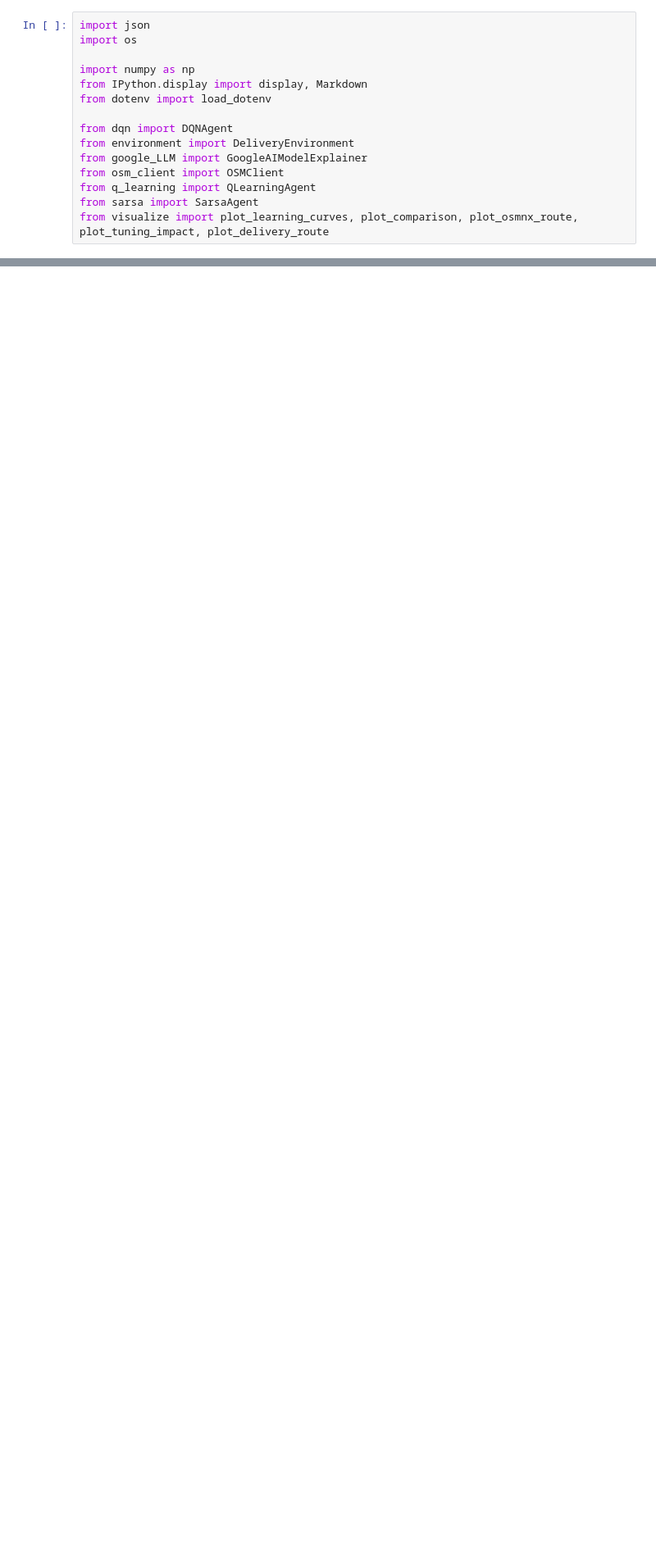
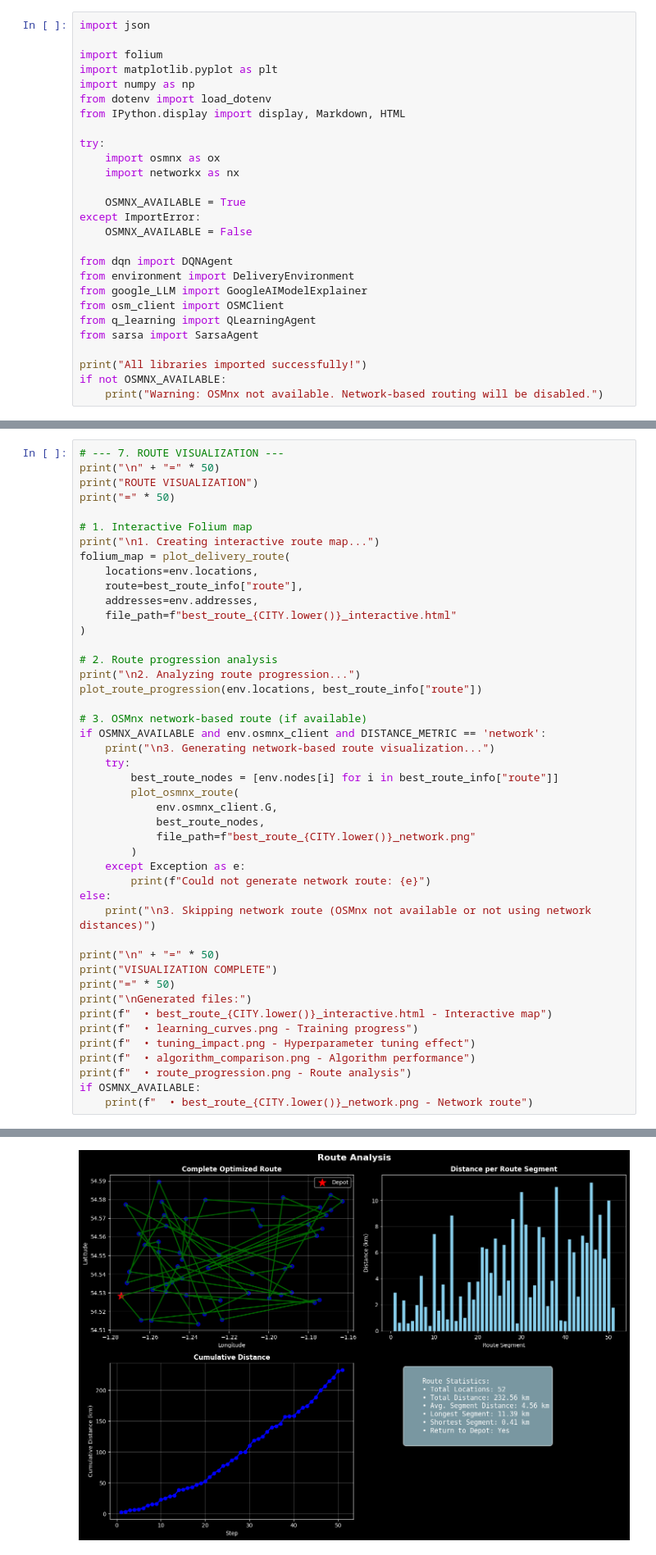
Before and after one commit to s3527013/AI_ICA, a Jupyter notebook: delivery_optimisation.ipynb, the cells around one changed output, grey strips where cells are left out. Shown at 82% size. Cells and saved outputs as stored; diff of their text form; blank space fills up the shorter version.

```diff
--- a/delivery_optimisation.ipynb
+++ b/delivery_optimisation.ipynb
@@ -7,11 +7,20 @@ This notebook demonstrates how to optimize delivery routes using various reinfor
 ### Import Required Libraries and Modules
 # %%
 import json
-import os
 
+import folium
+import matplotlib.pyplot as plt
 import numpy as np
-from IPython.display import display, Markdown
 from dotenv import load_dotenv
+from IPython.display import display, Markdown, HTML
+
+try:
+    import osmnx as ox
+    import networkx as nx
+
+    OSMNX_AVAILABLE = True
+except ImportError:
+    OSMNX_AVAILABLE = False
 
 from dqn import DQNAgent
 from environment import DeliveryEnvironment
@@ -19,4 +28,7 @@ from google_LLM import GoogleAIModelExplainer
 from osm_client import OSMClient
 from q_learning import QLearningAgent
 from sarsa import SarsaAgent
-from visualize import plot_learning_curves, plot_comparison, plot_osmnx_route, plot_tuning_impact, plot_delivery_route
+
+print("All libraries imported successfully!")
+if not OSMNX_AVAILABLE:
+    print("Warning: OSMnx not available. Network-based routing will be disabled.")
@@ -305,0 +867,46 @@ Visualizations saved to disk.
+# %%
+# --- 7. ROUTE VISUALIZATION ---
+print("\n" + "=" * 50)
+print("ROUTE VISUALIZATION")
+print("=" * 50)
+
+# 1. Interactive Folium map
+print("\n1. Creating interactive route map...")
+folium_map = plot_delivery_route(
+    locations=env.locations,
+    route=best_route_info["route"],
+    addresses=env.addresses,
+    file_path=f"best_route_{CITY.lower()}_interactive.html"
+)
+
+# 2. Route progression analysis
+print("\n2. Analyzing route progression...")
+plot_route_progression(env.locations, best_route_info["route"])
+
+# 3. OSMnx network-based route (if available)
+if OSMNX_AVAILABLE and env.osmnx_client and DISTANCE_METRIC == 'network':
+    print("\n3. Generating network-based route visualization...")
+    try:
+        best_route_nodes = [env.nodes[i] for i in best_route_info["route"]]
+        plot_osmnx_route(
+            env.osmnx_client.G,
+            best_route_nodes,
+            file_path=f"best_route_{CITY.lower()}_network.png"
+        )
+    except Exception as e:
+        print(f"Could not generate network route: {e}")
+else:
+    print("\n3. Skipping network route (OSMnx not available or not using network distances)")
+
+print("\n" + "=" * 50)
+print("VISUALIZATION COMPLETE")
+print("=" * 50)
+print("\nGenerated files:")
+print(f"  • best_route_{CITY.lower()}_interactive.html - Interactive map")
+print(f"  • learning_curves.png - Training progress")
+print(f"  • tuning_impact.png - Hyperparameter tuning effect")
+print(f"  • algorithm_comparison.png - Algorithm performance")
+print(f"  • route_progression.png - Route analysis")
+if OSMNX_AVAILABLE:
+    print(f"  • best_route_{CITY.lower()}_network.png - Network route")
+# %% [output]
@@ -305,0 +922 @@ Visualizations saved to disk.
+[figure, added]
```
Also changed, not shown: parts of 22 cells of this notebook, 8 other files.
